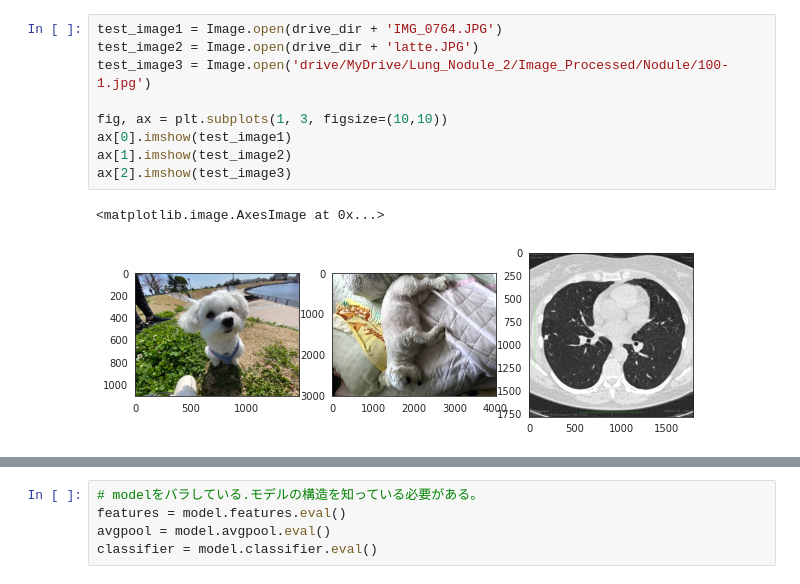
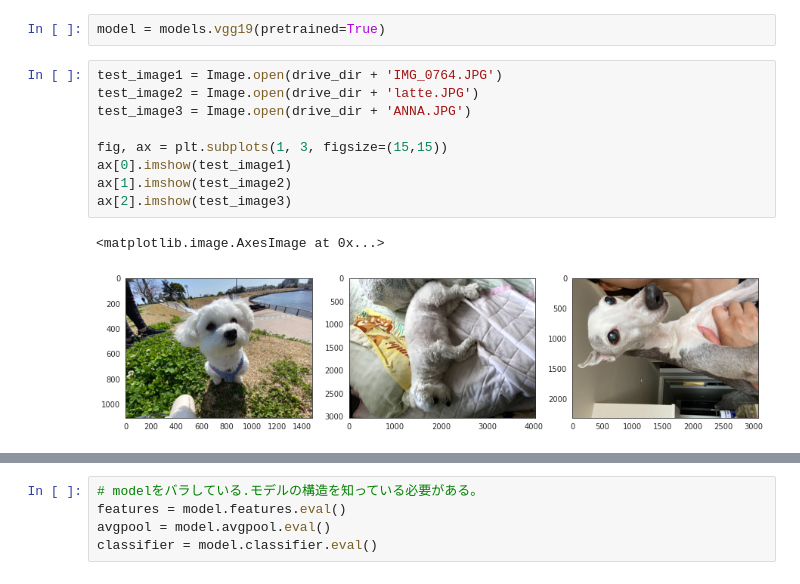
Before and after one commit to ishizakileo/AI-Portfolio, a Jupyter notebook: Grad_CAM.ipynb, the cells around one changed output, grey strips where cells are left out. Cells and saved outputs as stored; diff of their text form.

```diff
--- a/Grad_CAM.ipynb
+++ b/Grad_CAM.ipynb
@@ -55,15 +47,17 @@ Loaded pretrained weights for efficientnet-b1
+# %%
+model = models.vgg19(pretrained=True)
 # %%
 test_image1 = Image.open(drive_dir + 'IMG_0764.JPG')
 test_image2 = Image.open(drive_dir + 'latte.JPG')
-test_image3 = Image.open('drive/MyDrive/Lung_Nodule_2/Image_Processed/Nodule/100-1.jpg')
+test_image3 = Image.open(drive_dir + 'ANNA.JPG')
 
-fig, ax = plt.subplots(1, 3, figsize=(10,10))
+fig, ax = plt.subplots(1, 3, figsize=(15,15))
 ax[0].imshow(test_image1)
 ax[1].imshow(test_image2)
 ax[2].imshow(test_image3)
 # %% [output]
 <matplotlib.image.AxesImage at 0x...>
-[figure, old version]
+[figure, new version]
 # %%
 transform = transforms.Compose([
           transforms.Resize((224, 224)),
```
Also changed, not shown: parts of 28 cells of this notebook, 5 other files.
